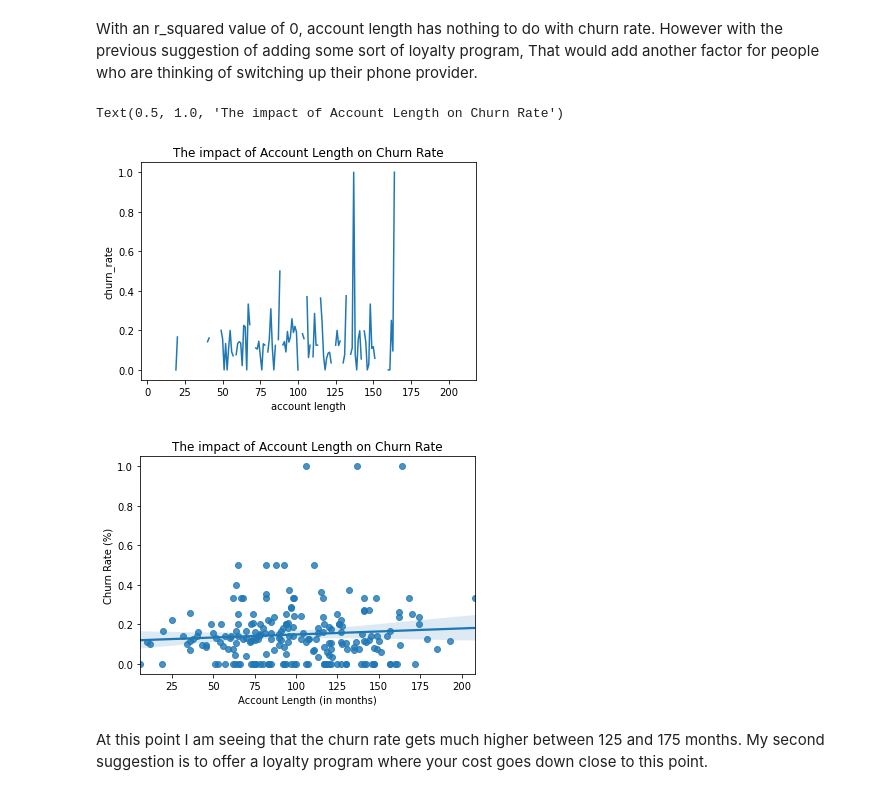
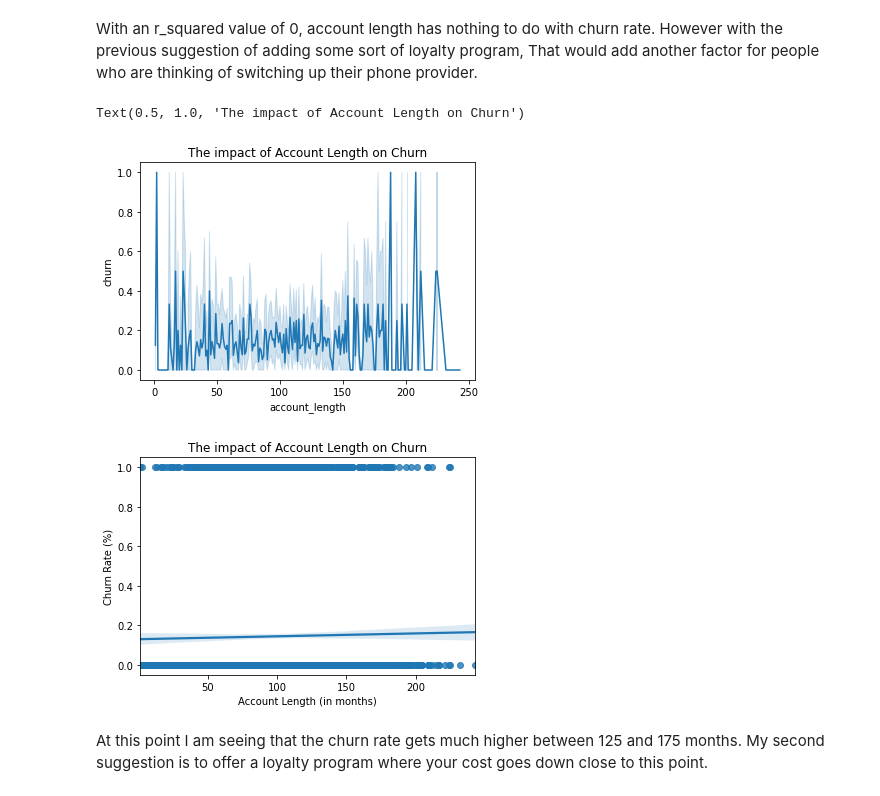
Before and after one commit to MichalOst3389/nhl_team_analysis, a Jupyter notebook: student.ipynb, the cells around one changed output. Saved outputs shown, nothing was run; the diff lists cells and outputs as text; code cells hidden in the pictures.

Commit message:
editing my start

```diff
--- a/student.ipynb
+++ b/student.ipynb
@@ -56,9 +53,6 @@ churn                     0
 dtype: int64
 # %% [markdown]
 No values appear to be null in the above cell
-# %%
-#Editing column names
-Telecomdf = Telecomdf.rename(columns={'international plan': 'international_plan', 'voice mail plan': 'voice_mail_plan'})
 # %%
 #Looking for duplicates
 print(Telecomdf.duplicated().sum())
@@ -74,8 +68,11 @@ Telecomdf['voice_mail_plan'] = np.where(Telecomdf['voice_mail_plan'] == 'yes', 1
 Telecomdf['churn'] = Telecomdf['churn'].astype(str).replace({'True': 1, 'False': 0})
 # %%
 #creating a new column with total charges
-Telecomdf = Telecomdf.assign(total_charge=lambda x: x['total day charge'] + x['total eve charge'] + x['total night charge'] + x['total intl charge'])
+Telecomdf = Telecomdf.assign(total_charge=lambda x: x['total_day_charge'] + x['total_eve_charge'] + x['total_night_charge'] + x['total_intl_charge'])
 # %%
 #removing state, they dont seem right as there are many states but only 3 area codes
 Telecomdf.drop(columns=['state'], inplace=True)
+# %%
+#removing '-' from phone number, change column to int
+Telecomdf['phone_number'] = Telecomdf['phone_number'].replace("-", "", regex=True).astype(int)
 # %% [markdown]
@@ -204,24 +183,21 @@ Notes:
 [1] Standard Errors assume that the covariance matrix of the errors is correctly specified.
 # %% [markdown]
 With an r_squared value of 0, account length has nothing to do with churn rate. However with the previous suggestion of adding some sort of loyalty program, That would add another factor for people who are thinking of switching up their phone provider.
-# %%
-#create a column for the churn rate by dividing the number of churned accounts by the total number of accounts at each point in time
-Telecomdf['churn_rate'] = Telecomdf.groupby('account length')['churn'].apply(lambda x: x.sum() / len(x))
 # %%
 # plot the churn rate on the y-axis and the account length on the x-axis
-sns.lineplot(x='account length', y='churn_rate', data=Telecomdf)
-plt.title('The impact of Account Length on Churn Rate')
+sns.lineplot(x='account_length', y='churn', data=Telecomdf)
+plt.title('The impact of Account Length on Churn')
 # %% [output]
-Text(0.5, 1.0, 'The impact of Account Length on Churn Rate')
+Text(0.5, 1.0, 'The impact of Account Length on Churn')
-[figure, old version]
+[figure, new version]
 # %%
-sns.regplot(x='account length', y='churn_rate', data=Telecomdf)
-plt.title('The impact of Account Length on Churn Rate')
+sns.regplot(x='account_length', y='churn', data=Telecomdf)
+plt.title('The impact of Account Length on Churn')
 plt.xlabel('Account Length (in months)')
 plt.ylabel('Churn Rate (%)')
 plt.show()
 # %% [output]
-[figure, old version]
+[figure, new version]
 # %% [markdown]
 At this point I am seeing that the churn rate gets much higher between 125 and 175 months.  My second suggestion is to offer a loyalty program where your cost goes down close to this point.
 # %% [markdown]
```
Also changed, not shown: parts of 23 cells of this notebook.
